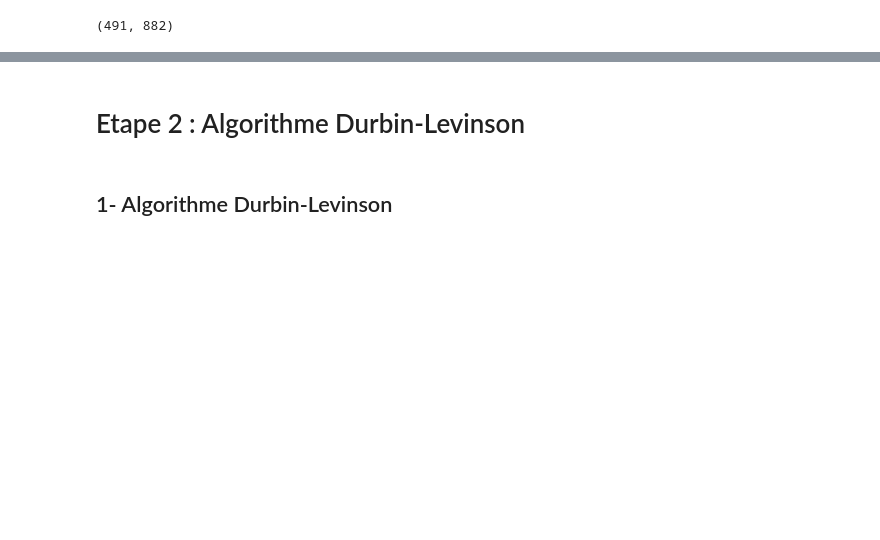
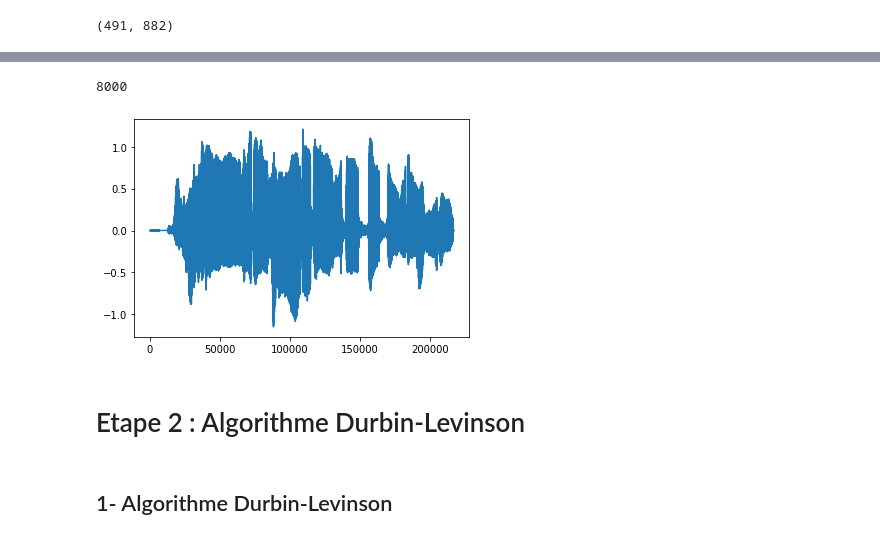
Before and after one commit to Intelligent-Systems-MSc/audio-project-trinome8-toolbox-1-1, a Jupyter notebook: Notebook_projet_Son_Talkbox.ipynb, the cells around one changed output, grey strips where cells are left out. Saved outputs shown, nothing was run; the diff lists cells and outputs as text; code cells hidden in the pictures; blank space fills up the shorter version.

```diff
--- a/Notebook_projet_Son_Talkbox.ipynb
+++ b/Notebook_projet_Son_Talkbox.ipynb
@@ -225,3 +227,16 @@ x_vect = reconstruct_signal(signal_filtre, Nwin, Nwin)
 display(Audio(x_vect, rate=Fe))
 # %% [output]
 [interactive output not drawn]
+# %%
+#y_hat = np.zeros(music_trame.shape)
+
+"""for i in range (len(music_trame)):
+  y_hat[i] = lfilter( ak0[i],[1],music_trame[i] )
+  #y_hat[i] = lfilter(librosa.lpc(sf[i], 20), [1], music_trame[i])"""
+
+#y_hat = conv2(music_trame, ak0)
+#y = reconstruct_signal(y_hat, Nwin, Nhop)
+display(Audio(music, rate=Fe2))
+plt.plot(y)
+print(Fe)
+# %% [output]
@@ -228,3 +244,5 @@ display(Audio(x_vect, rate=Fe))
+8000
+[figure, added]
 # %% [markdown]
 # Etape 2 : Algorithme Durbin-Levinson
 # %% [markdown]
```
Also changed, not shown: parts of 17 cells of this notebook, 1 other file.
